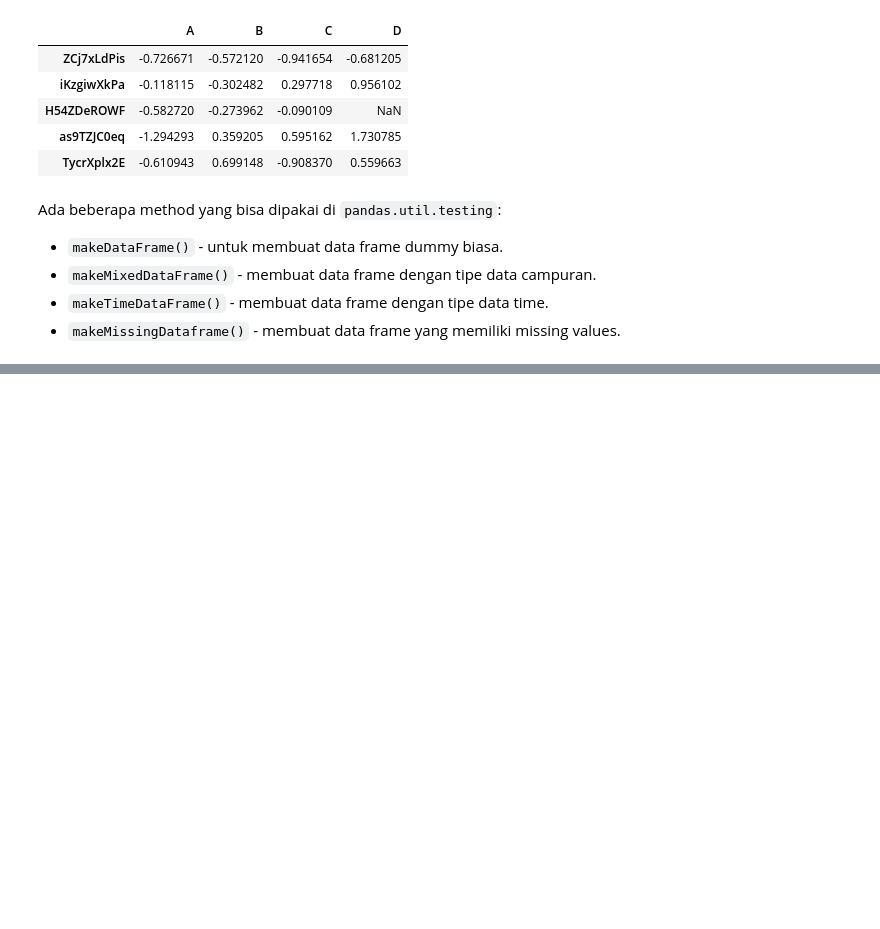
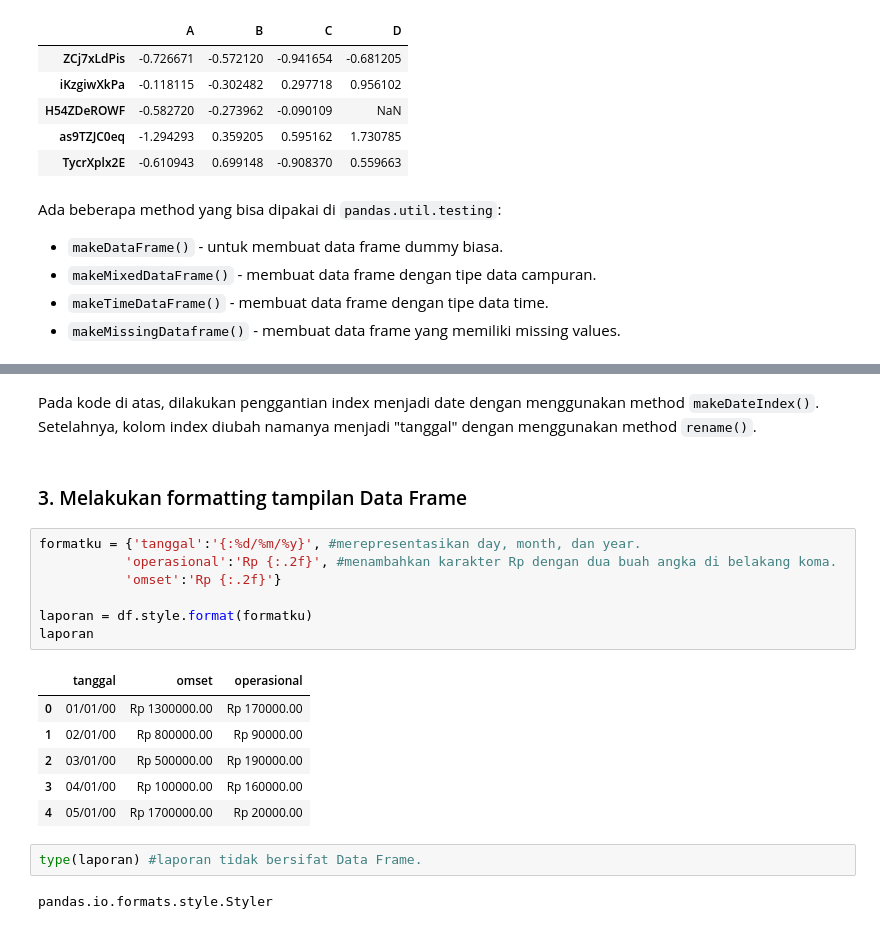
Before and after one commit to medievalgoose/pandas, a Jupyter notebook: Pandas-Week5.ipynb, the cells around one changed output, grey strips where cells are left out. Cells and saved outputs as stored; diff of their text form; blank space fills up the shorter version.

```diff
--- a/Pandas-Week5.ipynb
+++ b/Pandas-Week5.ipynb
@@ -163,0 +215,22 @@ Ada beberapa method yang bisa dipakai di `pandas.util.testing`:
+# %% [markdown]
+Pada kode di atas, dilakukan penggantian index menjadi date dengan menggunakan method `makeDateIndex()`. Setelahnya, kolom index diubah namanya menjadi "tanggal" dengan menggunakan method `rename()`.
+# %% [markdown]
+### 3. Melakukan formatting tampilan Data Frame
+# %%
+formatku = {'tanggal':'{:%d/%m/%y}', #merepresentasikan day, month, dan year.
+           'operasional':'Rp {:.2f}', #menambahkan karakter Rp dengan dua buah angka di belakang koma.
+           'omset':'Rp {:.2f}'}
+
+laporan = df.style.format(formatku)
+laporan
+# %% [output]
+|  | tanggal | omset | operasional |
+| 0 | 01/01/00 | Rp 1300000.00 | Rp 170000.00 |
+| 1 | 02/01/00 | Rp 800000.00 | Rp 90000.00 |
+| 2 | 03/01/00 | Rp 500000.00 | Rp 190000.00 |
+| 3 | 04/01/00 | Rp 100000.00 | Rp 160000.00 |
+| 4 | 05/01/00 | Rp 1700000.00 | Rp 20000.00 |
+# %%
+type(laporan) #laporan tidak bersifat Data Frame.
+# %% [output]
+pandas.io.formats.style.Styler
```
Also changed, not shown: parts of 12 cells of this notebook.
